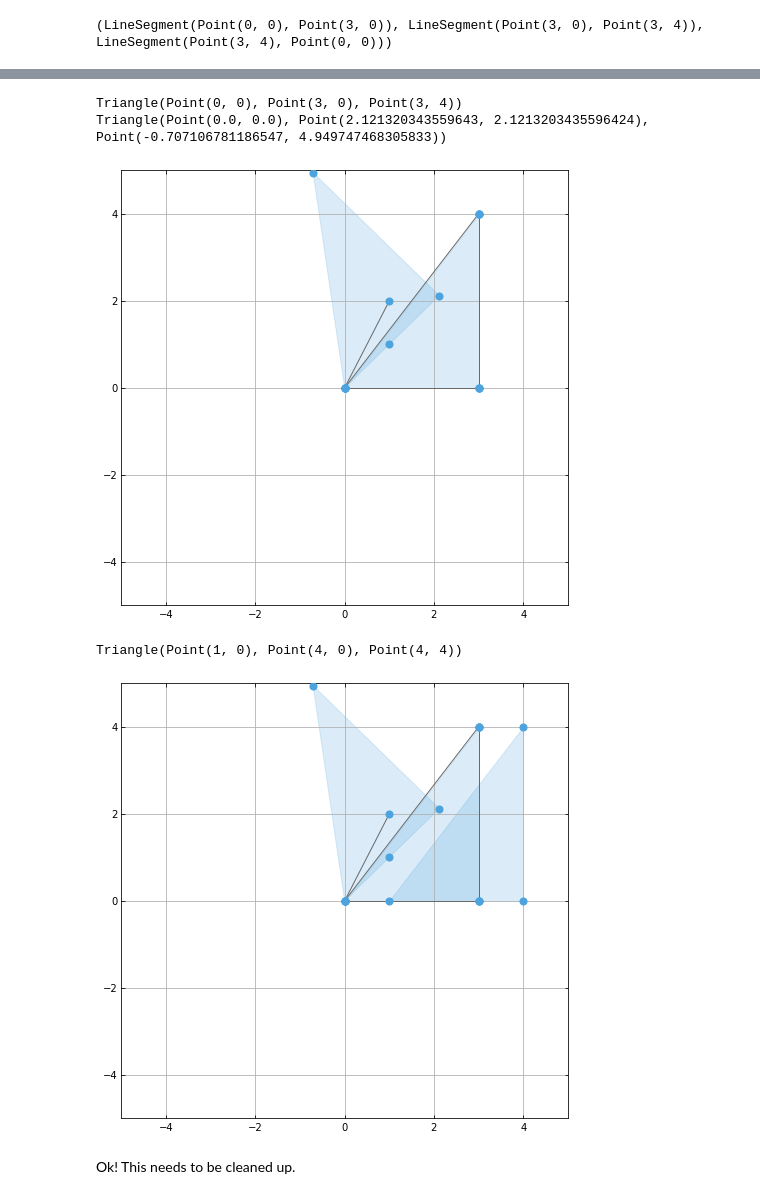
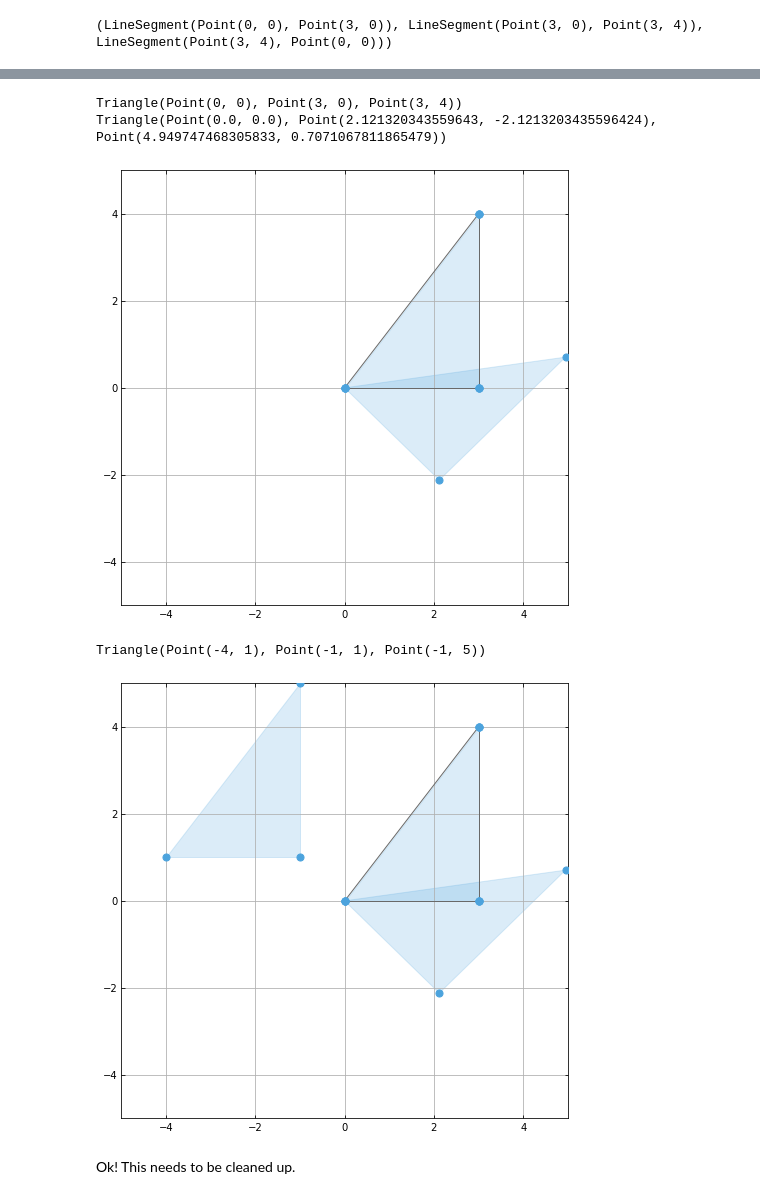
Before and after one commit to BrianGMcEnery/pythagorean-triples, a Jupyter notebook: notebooks/Drawing.ipynb, the cells around one changed output, grey strips where cells are left out. Drawn from its saved outputs; the diff is of its cells as text; code cells hidden in the pictures.

Commit message:
translate and rotate much better

```diff
--- a/notebooks/Drawing.ipynb
+++ b/notebooks/Drawing.ipynb
@@ -36,4 +49,5 @@ drawing.draw()
 # %%
+drawing = Drawing()
 t = Triangle(Point(0,0), Point(3,0), Point(3,4))
 print(t)
 # %% [output]
@@ -58,20 +72,20 @@ drawing.draw()
 # %%
-t_45 = t.rotate(-45)
+t_45 = t.rotate(45)
 print(t)
 print(t_45)
 drawing.add(t_45)
 drawing.draw()
 # %% [output]
 Triangle(Point(0, 0), Point(3, 0), Point(3, 4))
-Triangle(Point(0.0, 0.0), Point(2.121320343559643, 2.1213203435596424), Point(-0.707106781186547, 4.949747468305833))
+Triangle(Point(0.0, 0.0), Point(2.121320343559643, -2.1213203435596424), Point(4.949747468305833, 0.7071067811865479))
-[figure, old version]
+[figure, new version]
 # %%
-t_s = t.translate(Point(1,0))
+t_s = t.translate(Point(-4,1))
 print(t_s)
 drawing.add(t_s)
 drawing.draw()
 # %% [output]
-Triangle(Point(1, 0), Point(4, 0), Point(4, 4))
+Triangle(Point(-4, 1), Point(-1, 1), Point(-1, 5))
-[figure, old version]
+[figure, new version]
 # %% [markdown]
 Ok! This needs to be cleaned up.
```
Also changed, not shown: parts of 7 cells of this notebook, 3 other files.
